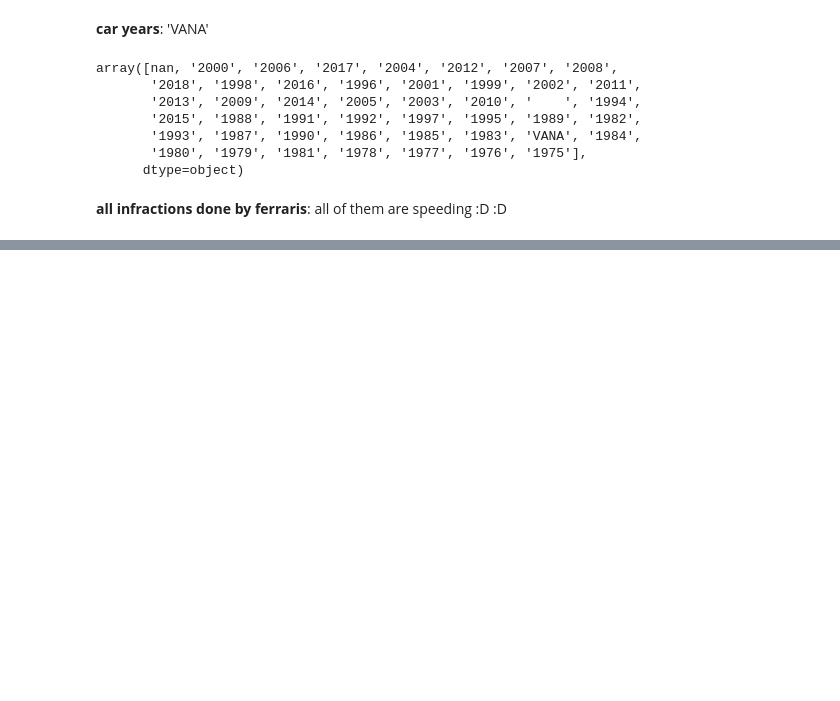
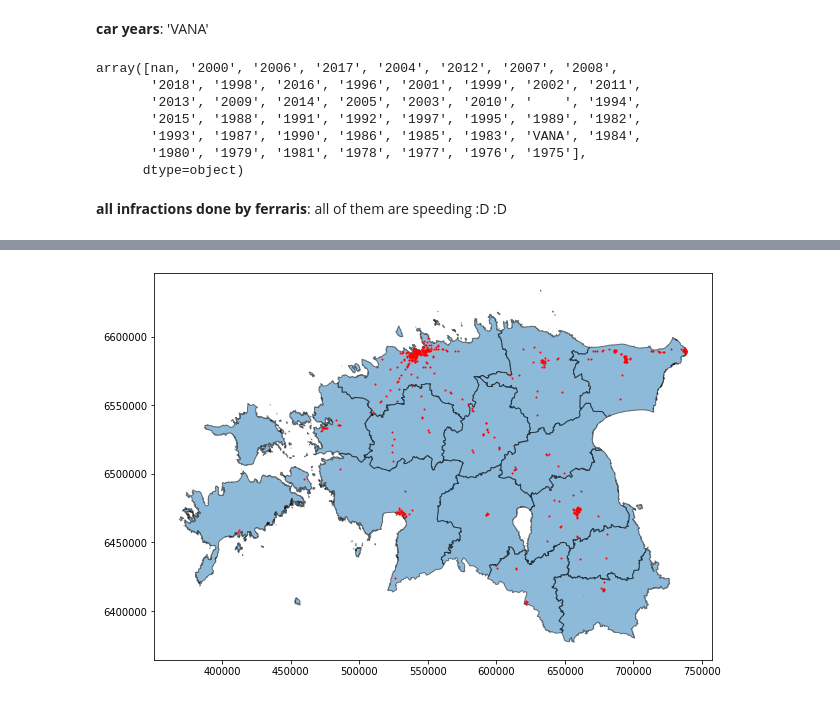
Before and after one commit to snemvalts/ids2019-m16-traffic-violations, a Jupyter notebook: notebooks/Data exploration.ipynb, the cells around one changed output, grey strips where cells are left out. Saved outputs shown, nothing was run; the diff lists cells and outputs as text; code cells hidden in the pictures; blank space fills up the shorter version.

Commit message:
Data exploration, raw interesting data

```diff
--- a/notebooks/Data exploration.ipynb
+++ b/notebooks/Data exploration.ipynb
@@ -96,0 +250,16 @@ data_original[data_original.SoidukMark == 'FERRARI']
+# %%
+estonia = geopandas.read_file("../data/map/maakond_20191201.shp")
+clean_data = pd.read_csv('../data/data_cleaned.csv',  delimiter=',', header=0)
+coords = pd.crosstab(clean_data.x,clean_data.y).stack().reset_index().rename(columns={0:"frequency"})
+coords = coords.sort_values(by="frequency", ascending=False)
+coords = coords.head(500)
+
+gdf = geopandas.GeoDataFrame(
+    coords, geometry=geopandas.points_from_xy(coords.y, coords.x))
+
+
+ax = estonia.plot(figsize=(10,10), alpha=0.5, edgecolor='k')
+
+plot = gdf.plot(ax=ax, color='red', markersize=1)
+# %% [output]
+[figure, added]
```
Also changed, not shown: parts of 13 cells of this notebook.
